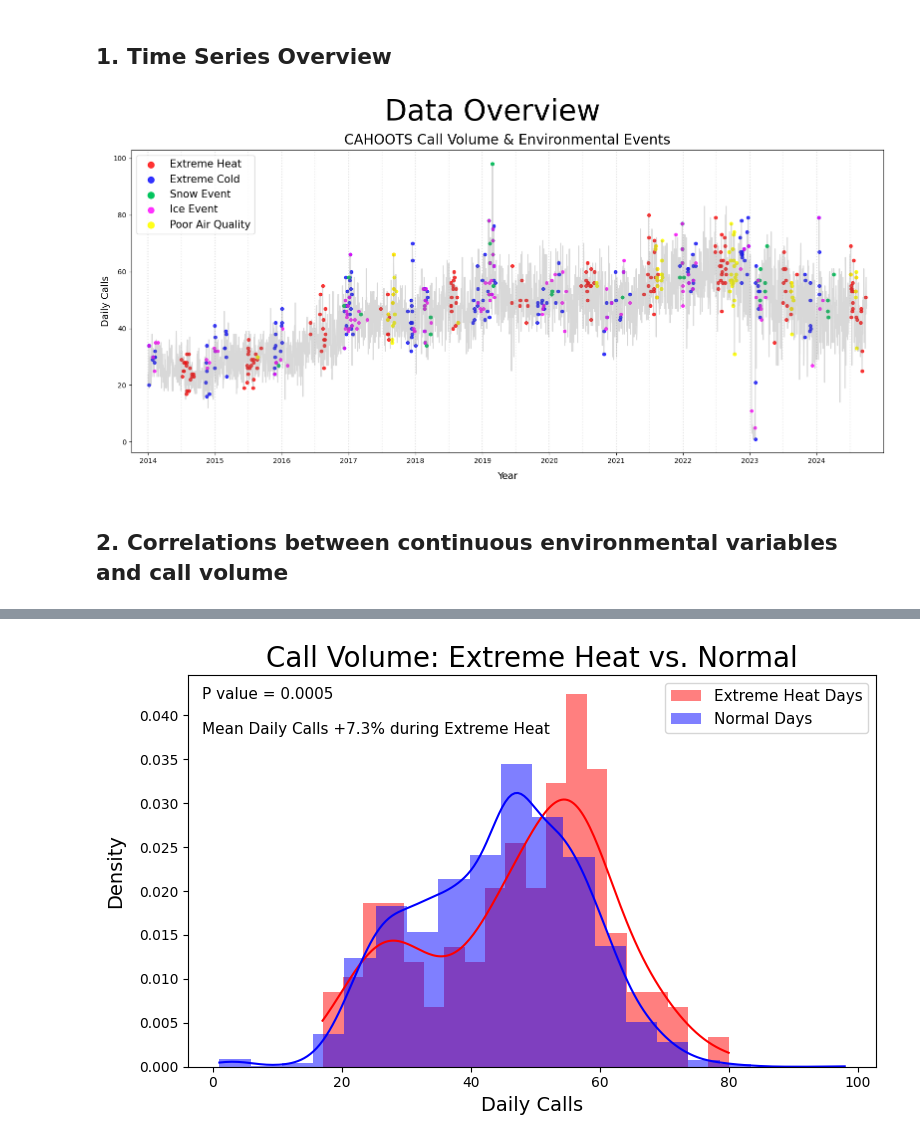
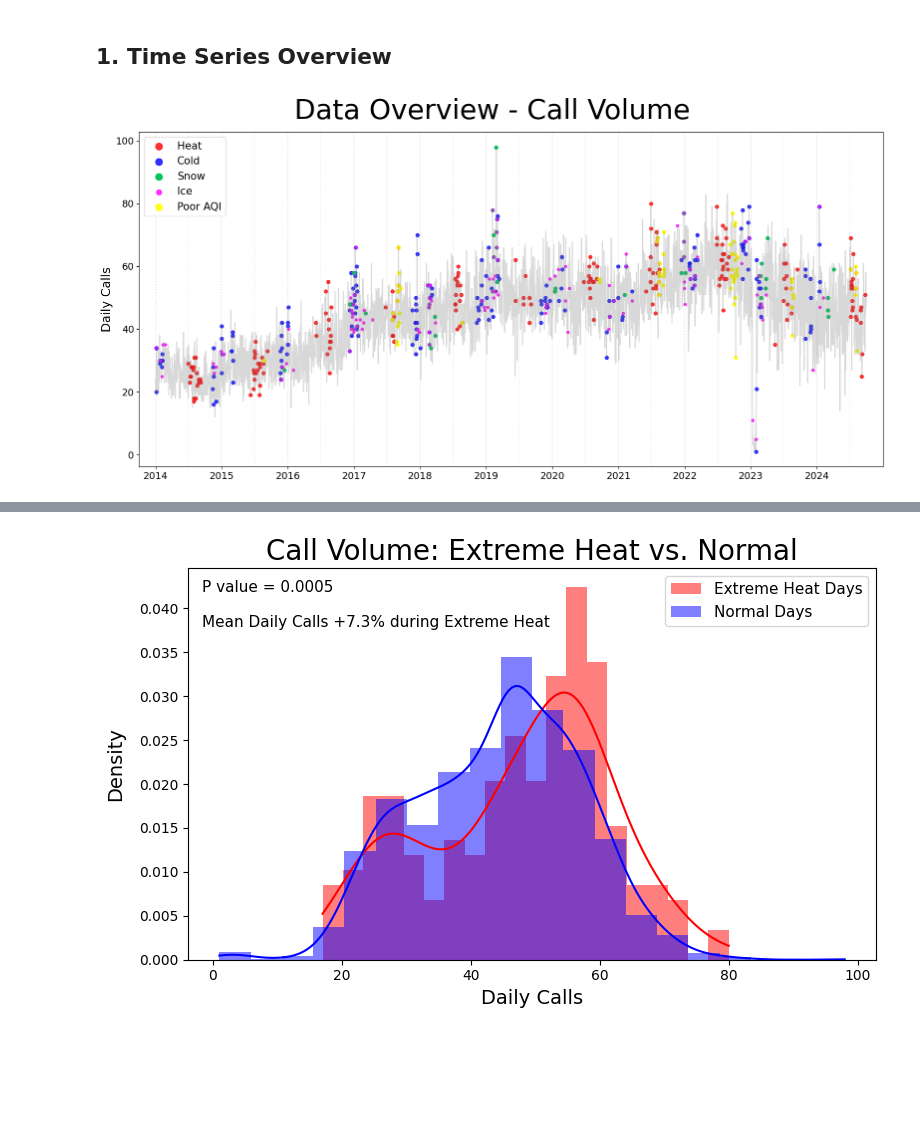
Before and after one commit to siegelhannah/Eugene-crisis-response, a Jupyter notebook: data-analysis.ipynb, the cells around one changed output, grey strips where cells are left out. Drawn from its saved outputs; the diff is of its cells as text; code cells hidden in the pictures; blank space fills up the shorter version.

```diff
--- a/data-analysis.ipynb
+++ b/data-analysis.ipynb
@@ -51,8 +52,6 @@ daily.head()
 # %%
 # TIME SERIES: daily calls, extreme events marked
 fig, ax = plt.subplots(figsize=(16, 8))
-#fig.patch.set_facecolor('black')
-#ax.set_facecolor('#111111')
 
 plt.plot(daily['Date'], daily['daily calls'], color='gray', alpha=0.30)
 
@@ -66,59 +65,45 @@ for year in range(2014, 2025):  # 2014 to 2024
 # markers for extreme events
 plt.scatter(daily[daily['extreme heat'] == 1]['Date'], # heat
             daily[daily['extreme heat'] == 1]['daily calls'],
-            color='red', label='Extreme Heat', marker='o', s=20, alpha=0.8)
+            color='red', label='Heat', marker='o', s=25, alpha=0.8)
 
 plt.scatter(daily[daily['extreme cold'] == 1]['Date'], # cold
             daily[daily['extreme cold'] == 1]['daily calls'],
-            color='blue', label='Extreme Cold', marker='o', s=20, alpha=0.8)
+            color='blue', label='Cold', marker='o', s=25, alpha=0.8)
 
 plt.scatter(daily[daily['snow event'] == 1]['Date'], # snowstorm
             daily[daily['snow event'] == 1]['daily calls'],
-            color='#02c45d', label='Snow Event', marker='o', s=22, alpha=1)
+            color='#02c45d', label='Snow', marker='o', s=25, alpha=1)
 
 plt.scatter(daily[daily['ice event'] == 1]['Date'], # icestorm
             daily[daily['ice event'] == 1]['daily calls'],
-            color='#FF00FF', label='Ice Event', marker='o', s=18, alpha=0.8)
+            color='#FF00FF', label='Ice', marker='o', s=15, alpha=0.8)
 
 plt.scatter(daily[daily['AQI hazard'] == 1]['Date'], # aqi
             daily[daily['AQI hazard'] == 1]['daily calls'],
-            color='yellow', label='Poor Air Quality', marker='o', s=22, alpha=0.9)
+            color='yellow', label='Poor AQI', marker='o', s=25, alpha=0.9)
 
-# ax = plt.gca()
-# # Axis labels
-# ax.xaxis.label.set_color('white')
-# ax.yaxis.label.set_color('white')
-# # Tick labels
-# ax.tick_params(axis='x', colors='white')
-# ax.tick_params(axis='y', colors='white')
-# # Spine (axis border lines)
-# for spine in ax.spines.values():
-#     spine.set_color('white')
-# # Title color
-# ax.title.set_color('white')
-
-# show month ticks on x axis: 3 month interval
-plt.gca().xaxis.set_major_locator(mdates.YearLocator())#interval=1))
+# show year ticks on x axis
+plt.gca().xaxis.set_major_locator(mdates.YearLocator())
 plt.gca().xaxis.set_major_formatter(mdates.DateFormatter('%Y')) # Format as '2020'
 
-plt.suptitle('Data Overview', fontsize=42, color='Black')
+plt.suptitle('Data Overview - Call Volume', fontsize=40, color='Black')
+# plt.title('CAHOOTS Call Volume & Environmental Events', fontsize=20, y=1.005)
+#plt.xlabel('Year', fontsize=14, labelpad=10)
+plt.xlim(date(2013, 10, 1), date(2024, 12, 31))
+plt.ylabel('Daily Calls', fontsize=18)
+plt.xticks(fontsize=14)
+plt.yticks(fontsize=14)
 
-plt.title('CAHOOTS Call Volume & Environmental Events', fontsize=20, y=1.005)
-plt.xlabel('Year', fontsize=14, labelpad=10)
-plt.xlim(date(2013, 10, 1), date(2024, 12, 31))
-plt.ylabel('Daily Calls', fontsize=14)
 
 plt.legend(loc='upper left',
           fontsize=15,
           markerscale=2,
           frameon=True,
           fancybox=True)
-          #facecolor='lightgray')
 
 plt.tight_layout()
 plt.savefig("timeseries.png", dpi=300)
 plt.show()
 # %% [output]
-[figure, old version]
+[figure, new version]
-# %% [markdown]
-## 2. Correlations between continuous environmental variables and call volume
```
Also changed, not shown: parts of 33 cells of this notebook, 1 other file.
